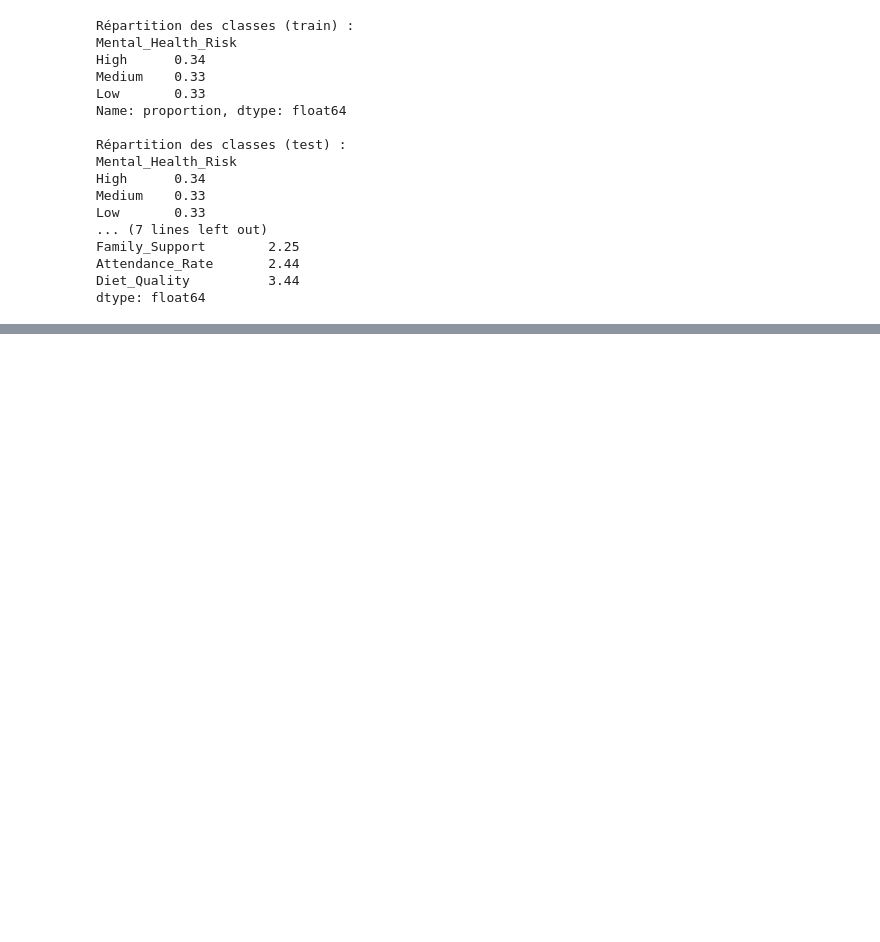
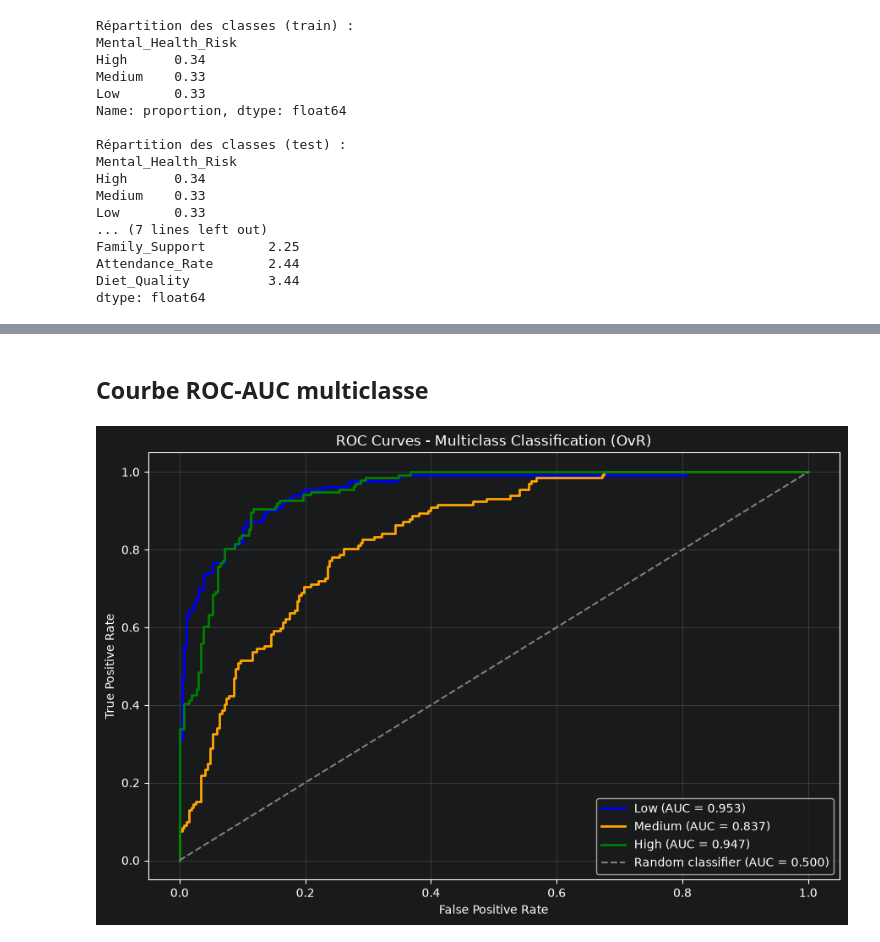
Before and after one commit to a-oirgari/Brief_Croise1, a Jupyter notebook: notebooks/02_pipeline.ipynb, the cells around one changed output, grey strips where cells are left out. Drawn from its saved outputs; the diff is of its cells as text; code cells hidden in the pictures; blank space fills up the shorter version.

```diff
--- a/notebooks/02_pipeline.ipynb
+++ b/notebooks/02_pipeline.ipynb
@@ -237,0 +358,13 @@ dtype: float64
+# %%
+from src.config import REPORTS_DIR
+
+REPORTS_DIR.mkdir(exist_ok=True)
+
+joblib.dump(best_search.best_estimator_, MODELS_DIR / "best_pipeline.joblib")
+results.to_csv(REPORTS_DIR / "cv_results.csv", index=False)
+
+with open(REPORTS_DIR / "best_model.json", "w") as f:
+    json.dump({"model": best_name,
+               "cv_f1_weighted": best_search.best_score_,
+               "params": best_search.best_params_}, f, indent=2, default=str)
+print("Sauvegardé dans models/ et reports/")
@@ -237,0 +425,52 @@ dtype: float64
+# %% [markdown]
+## Courbe ROC-AUC multiclasse
+# %%
+import matplotlib.pyplot as plt
+import numpy as np
+
+from sklearn.metrics import roc_curve, auc
+from sklearn.preprocessing import label_binarize
+
+
+y_test_bin = label_binarize(y_test, classes=[0, 1, 2])
+
+colors = ["blue", "orange", "green"]
+
+plt.figure(figsize=(9, 6))
+
+
+for i, label in enumerate(LABELS):
+
+    fpr, tpr, thresholds = roc_curve(y_test_bin[:, i], proba[:, i])
+    roc_auc = auc(fpr, tpr)
+
+    plt.plot(
+        fpr,
+        tpr,
+        color=colors[i],
+        linewidth=2,
+        label=f"{label} (AUC = {roc_auc:.3f})"
+    )
+
+
+plt.plot(
+    [0, 1],
+    [0, 1],
+    linestyle="--",
+    color="gray",
+    label="Random classifier (AUC = 0.500)"
+)
+
+plt.xlabel("False Positive Rate")
+plt.ylabel("True Positive Rate")
+plt.title("ROC Curves - Multiclass Classification (OvR)")
+
+plt.legend(loc="lower right")
+plt.grid(alpha=0.3)
+plt.tight_layout()
+
+plt.savefig(REPORTS_DIR / "roc_curve.png", dpi=150, bbox_inches="tight")
+
+plt.show()
+# %% [output]
+[figure, added]
```
Also changed, not shown: parts of 19 cells of this notebook, 31 other files.
